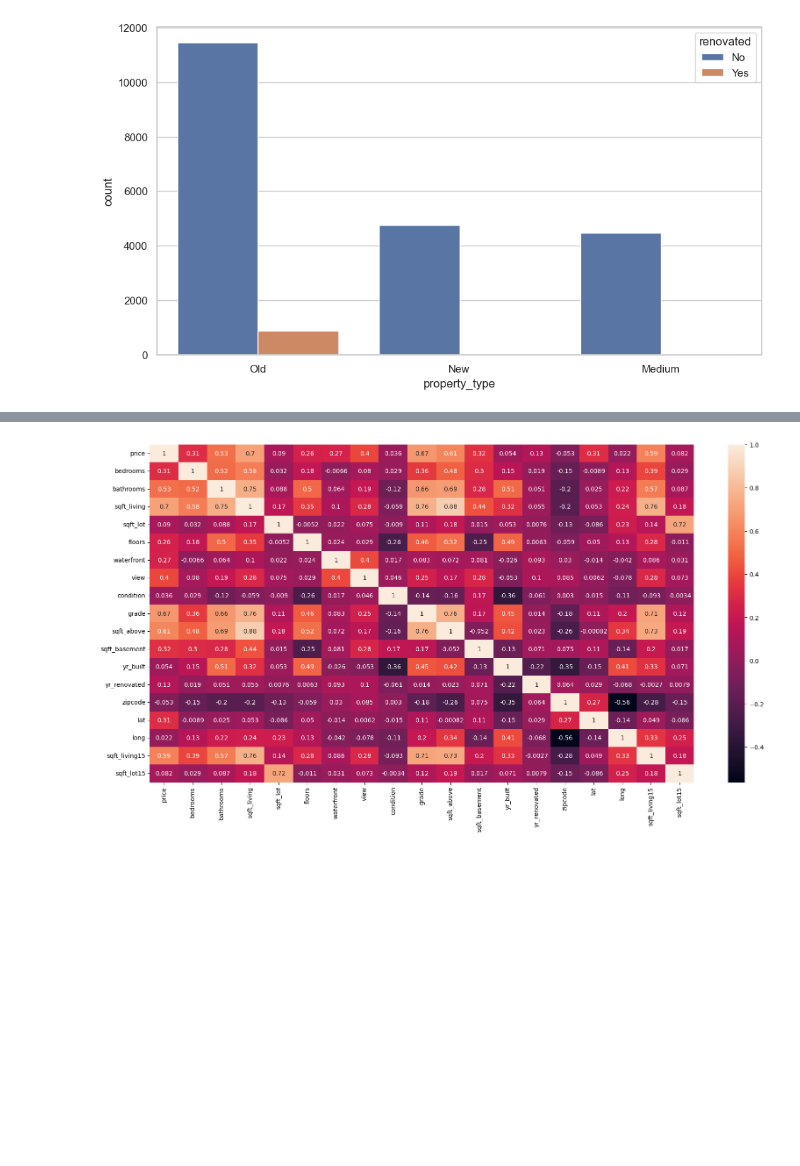
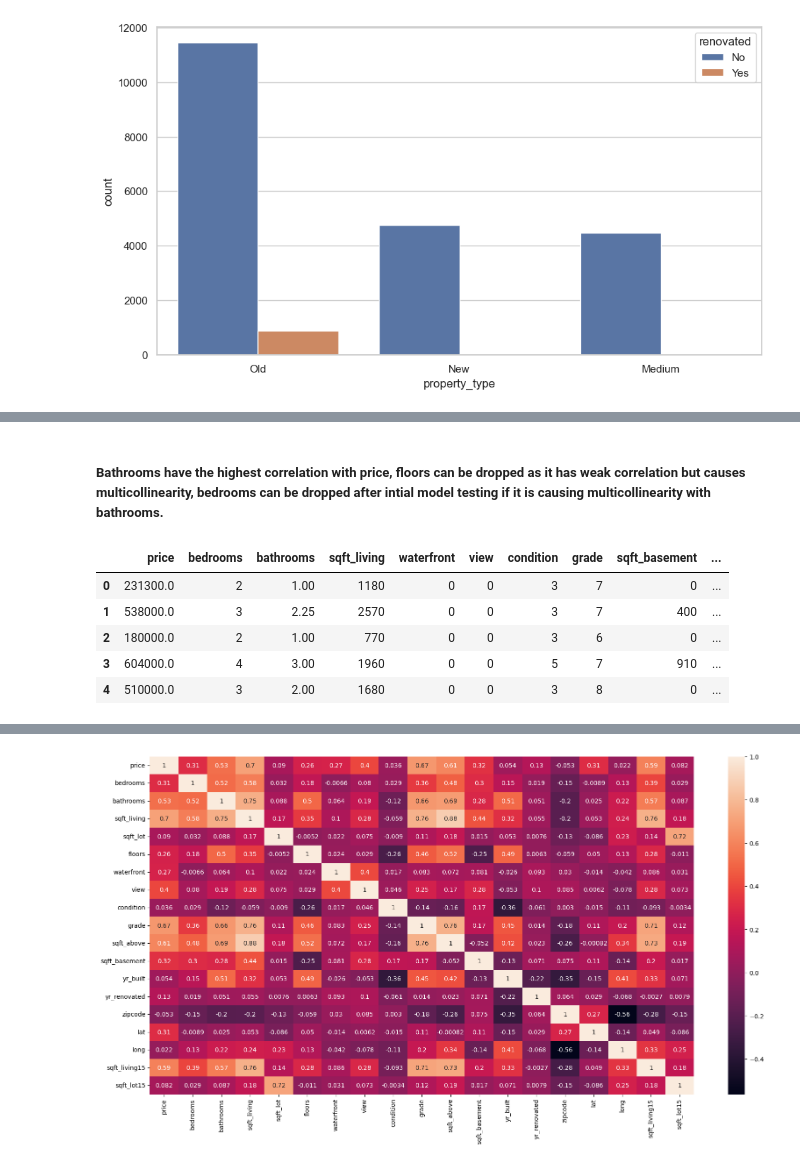
Before and after one commit to atharvadhumal03/HousingPrice-Prediction-MultipleRegression-Analysis, a Jupyter notebook: HousingPricePrediction_MLR.ipynb, the cells around one changed output, grey strips where cells are left out. Cells and saved outputs as stored; diff of their text form; code cells hidden in the pictures; blank space fills up the shorter version.

```diff
--- a/HousingPricePrediction_MLR.ipynb
+++ b/HousingPricePrediction_MLR.ipynb
@@ -410,0 +436,13 @@ plt.show()
+# %% [markdown]
+##### Bathrooms have the highest correlation with price, floors can be dropped as it has weak correlation but causes multicollinearity, bedrooms can be dropped after intial model testing if it is causing multicollinearity with bathrooms.
+# %%
+df.drop(columns='floors', inplace=True)
+dfattributes = dfattributes.drop(columns=['floors','price'])
+df.head()
+# %% [output]
+|  | price | bedrooms | bathrooms | sqft_living | waterfront | view | condition | grade | sqft_basement | ... |
+| 0 | 231300.0 | 2 | 1.00 | 1180 | 0 | 0 | 3 | 7 | 0 | ... |
+| 1 | 538000.0 | 3 | 2.25 | 2570 | 0 | 0 | 3 | 7 | 400 | ... |
+| 2 | 180000.0 | 2 | 1.00 | 770 | 0 | 0 | 3 | 6 | 0 | ... |
+| 3 | 604000.0 | 4 | 3.00 | 1960 | 0 | 0 | 5 | 7 | 910 | ... |
+| 4 | 510000.0 | 3 | 2.00 | 1680 | 0 | 0 | 3 | 8 | 0 | ... |
```
Also changed, not shown: parts of 8 cells of this notebook.
